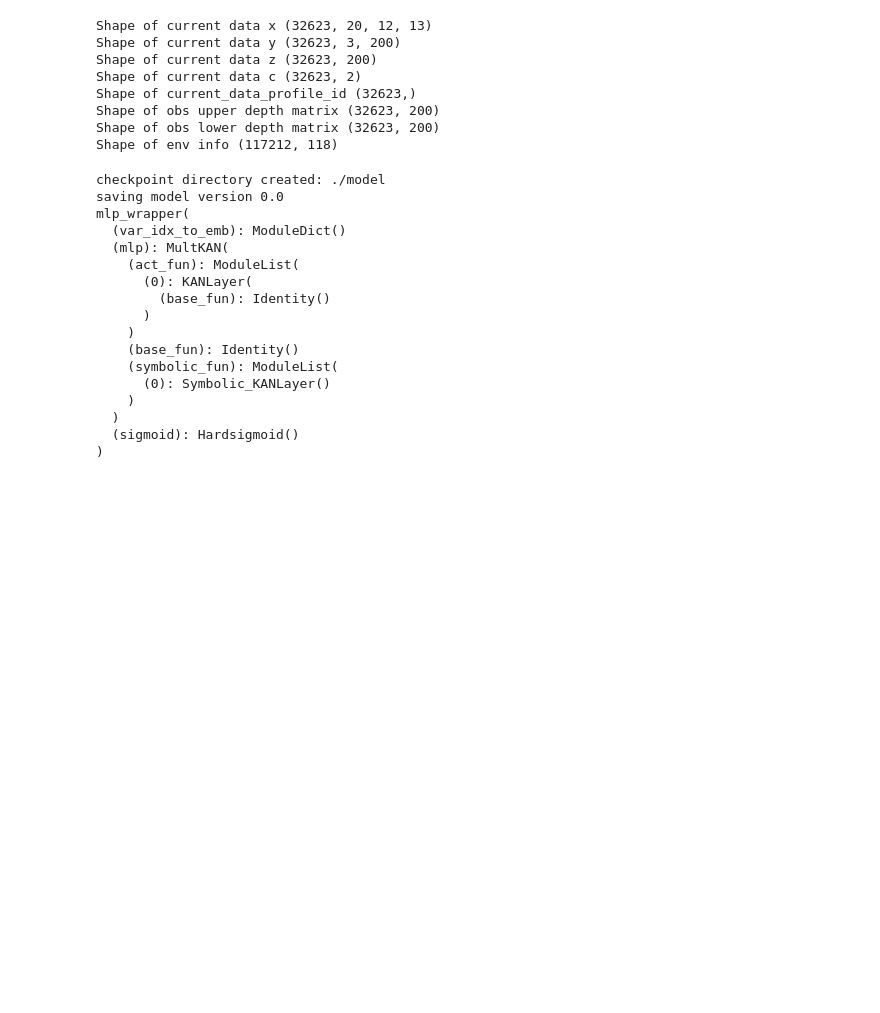
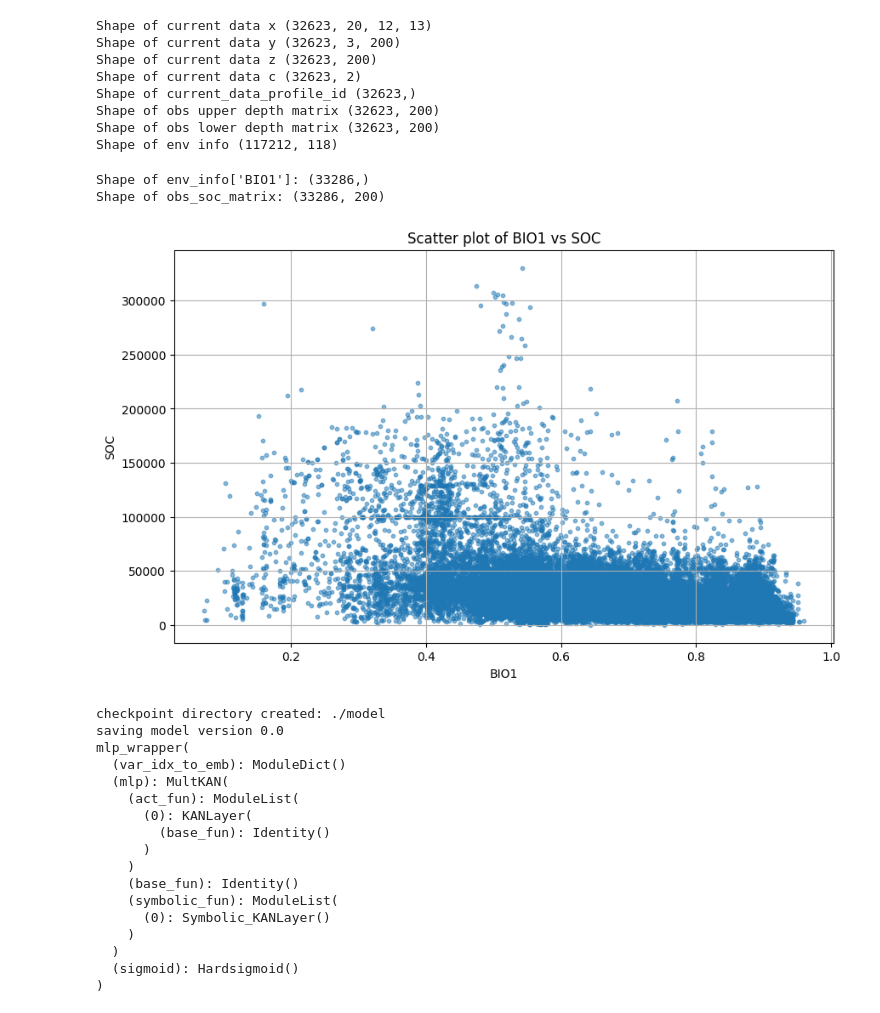
Before and after one commit to gomes-lab/ScIReN, a Jupyter notebook: src_binns/KAN_model_post_training_percent_changes.ipynb, the cells around one changed output. Cells and saved outputs as stored; diff of their text form; code cells hidden in the pictures; blank space fills up the shorter version.

```diff
--- a/src_binns/KAN_model_post_training_percent_changes.ipynb
+++ b/src_binns/KAN_model_post_training_percent_changes.ipynb
@@ -828,6 +878,22 @@ Shape of current_data_profile_id (32623,)
 Shape of obs upper depth matrix (32623, 200)
 Shape of obs lower depth matrix (32623, 200)
 Shape of env info (117212, 118)
+# %%
+# Plot the scatter plot between env_info BIO1 and obs_soc_matrix
+# first check the shape of env_info["BIO1"] and obs_soc_matrix
+print("Shape of env_info['BIO1']:", env_info["BIO1"][profile_collection.flatten()].shape)
+print("Shape of obs_soc_matrix:", obs_soc_matrix.shape)
+plt.figure(figsize=(10, 6))
+plt.scatter(env_info["BIO1"][profile_collection.flatten()], obs_soc_matrix[:,0], alpha=0.5, s=10)
+plt.title("Scatter plot of BIO1 vs SOC")
+plt.xlabel("BIO1")
+plt.ylabel("SOC")
+plt.grid()
+plt.show()
+# %% [output]
+Shape of env_info['BIO1']: (33286,)
+Shape of obs_soc_matrix: (33286, 200)
+[figure, added]
 # %%
 # Recreate the model
 var_idx_to_emb = OrderedDict()
```
Also changed, not shown: parts of 4 cells of this notebook, 11 other files.
